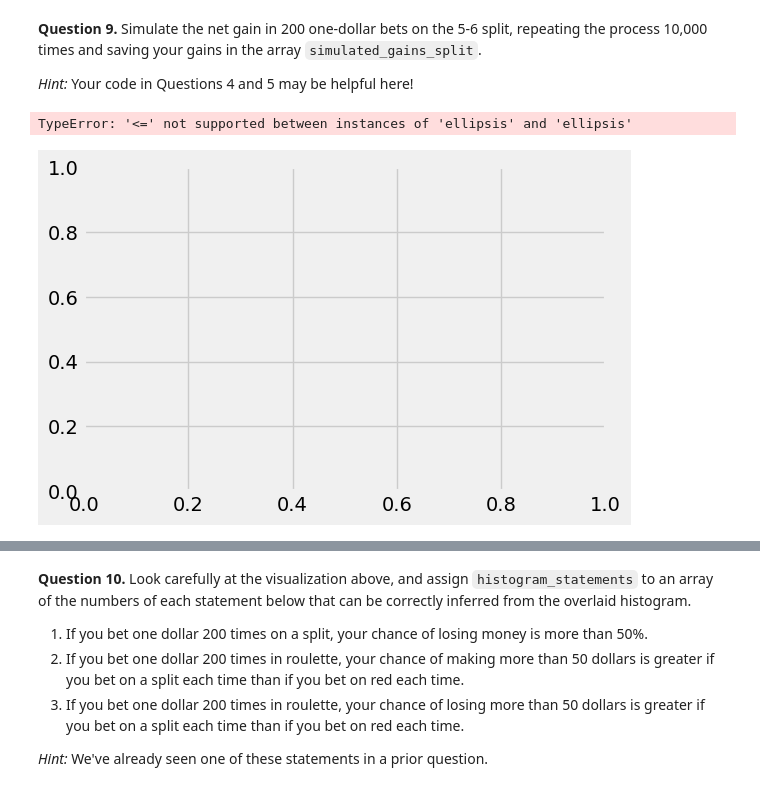
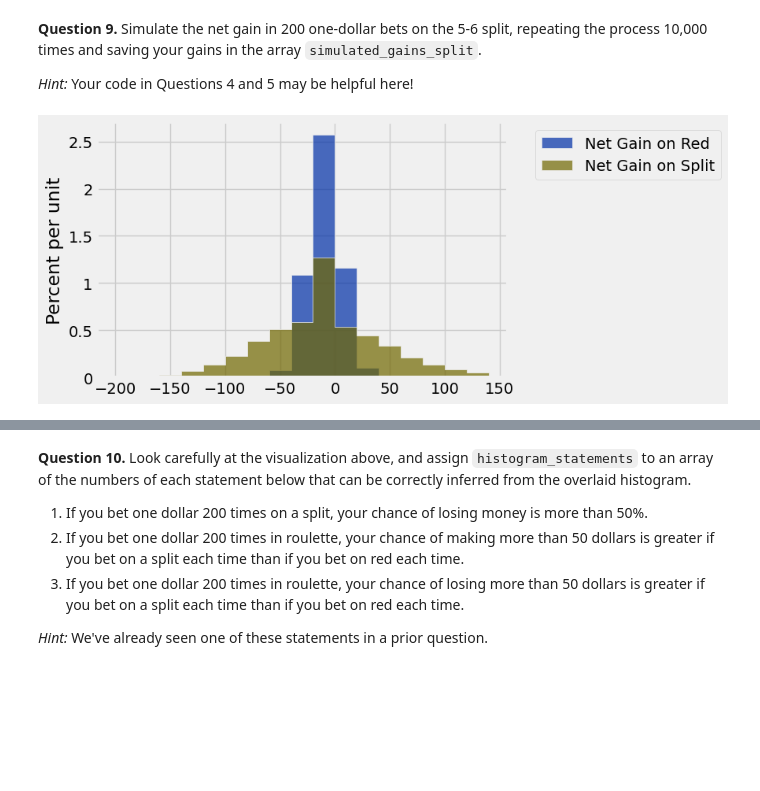
Before and after one commit to cplahn/cplahn_DATA_Fall, a Jupyter notebook: hw6/hw06.ipynb, the cells around one changed output, grey strips where cells are left out. Saved outputs shown, nothing was run; the diff lists cells and outputs as text; code cells hidden in the pictures; blank space fills up the shorter version.

```diff
--- a/hw6/hw06.ipynb
+++ b/hw6/hw06.ipynb
@@ -204,11 +204,8 @@ If betting on red doesn't seem like a good idea, maybe a gambler might want to t
 *Hint:* Remember that the pockets are represented as strings.
 # %%
 def dollar_bet_on_split(pocket_num):
-    pocket_numb=int(pocket_num)
     money=0
-    if pocket_numb==5:
-        money +=17
-    elif pocket_numb==6:
+    if pocket_num == "5" or pocket_num == "6":
         money +=17
     else:
         money -=1
@@ -252,15 +249,22 @@ q1_8 results: All test cases passed!
 
 *Hint:* Your code in Questions 4 and 5 may be helpful here!
 # %%
-simulated_gains_split = ...
+def net_gain_split(bets):
+    results = wheel.sample(bets)
+    gain = np.sum(results.column('Winnings: Split'))
+    return gain
 
-...
+simulated_gains_split = make_array()
+num_bets = 200
+repetitions = 10000
+
+for i in np.arange(repetitions):
+    simulated_gains_split = np.append(simulated_gains_split, net_gain_split(num_bets))
 
 # Do not change the two lines below
 gains = gains.with_columns('Net Gain on Split', simulated_gains_split)
 gains.hist(bins = np.arange(-200, 150, 20))
 # %% [output]
-TypeError: '<=' not supported between instances of 'ellipsis' and 'ellipsis'
-[figure, old version]
+[figure, new version]
 # %%
 grader.check("q1_9")
```
Also changed, not shown: parts of 20 cells of this notebook, 7 other files.
